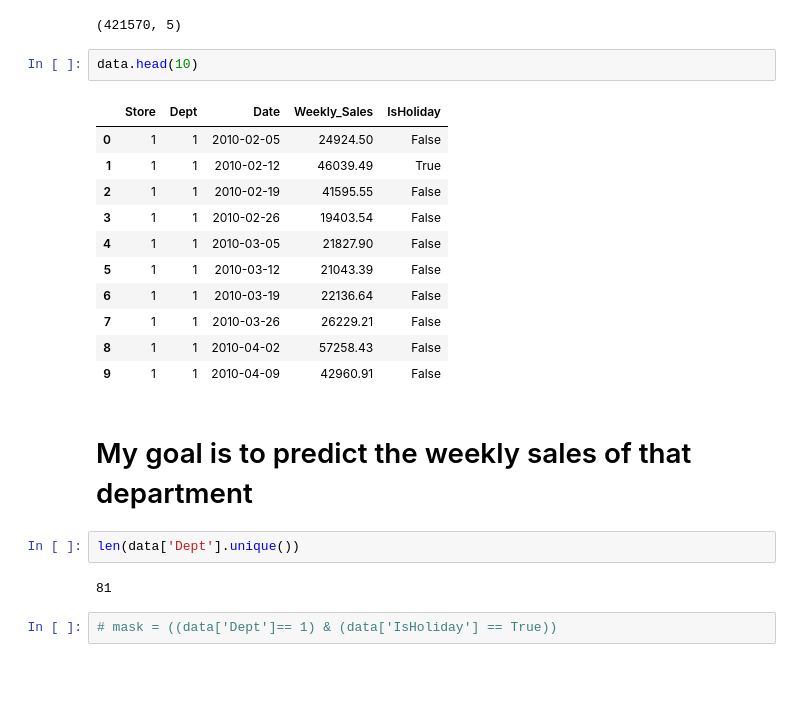
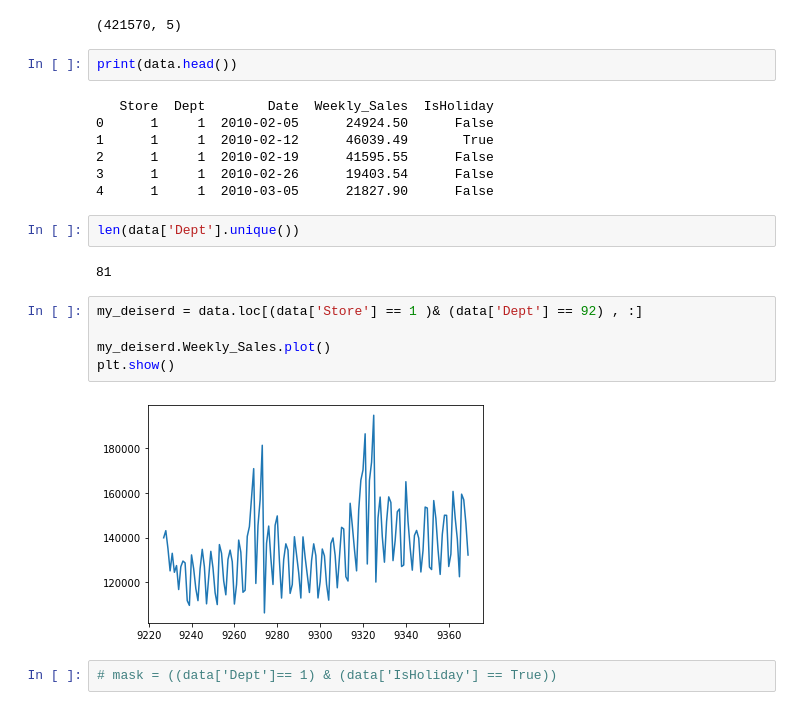
Before and after one commit to AnasElshaer01/Walmart-Sales-Forcasting, a Jupyter notebook: EDA.ipynb, the cells around one changed output. Drawn from its saved outputs; the diff is of its cells as text; blank space fills up the shorter version.

```diff
--- a/EDA.ipynb
+++ b/EDA.ipynb
@@ -67,25 +72,25 @@ data.shape
 # %% [output]
 (421570, 5)
 # %%
-data.head(10)
+print(data.head())
 # %% [output]
-|  | Store | Dept | Date | Weekly_Sales | IsHoliday |
-| 0 | 1 | 1 | 2010-02-05 | 24924.50 | False |
-| 1 | 1 | 1 | 2010-02-12 | 46039.49 | True |
-| 2 | 1 | 1 | 2010-02-19 | 41595.55 | False |
-| 3 | 1 | 1 | 2010-02-26 | 19403.54 | False |
-| 4 | 1 | 1 | 2010-03-05 | 21827.90 | False |
-| 5 | 1 | 1 | 2010-03-12 | 21043.39 | False |
-| 6 | 1 | 1 | 2010-03-19 | 22136.64 | False |
-| 7 | 1 | 1 | 2010-03-26 | 26229.21 | False |
-| 8 | 1 | 1 | 2010-04-02 | 57258.43 | False |
-| 9 | 1 | 1 | 2010-04-09 | 42960.91 | False |
+   Store  Dept        Date  Weekly_Sales  IsHoliday
+0      1     1  2010-02-05      24924.50      False
+1      1     1  2010-02-12      46039.49       True
+2      1     1  2010-02-19      41595.55      False
+3      1     1  2010-02-26      19403.54      False
+4      1     1  2010-03-05      21827.90      False
-# %% [markdown]
-# My goal is to predict the weekly sales of that department
 # %%
 len(data['Dept'].unique())
 # %% [output]
 81
+# %%
+my_deiserd = data.loc[(data['Store'] == 1 )& (data['Dept'] == 92) , :]
+
+my_deiserd.Weekly_Sales.plot()
+plt.show()
+# %% [output]
+[figure, added]
 # %%
 # mask = ((data['Dept']== 1) & (data['IsHoliday'] == True))
 # %%
```
Also changed, not shown: parts of 26 cells of this notebook.
